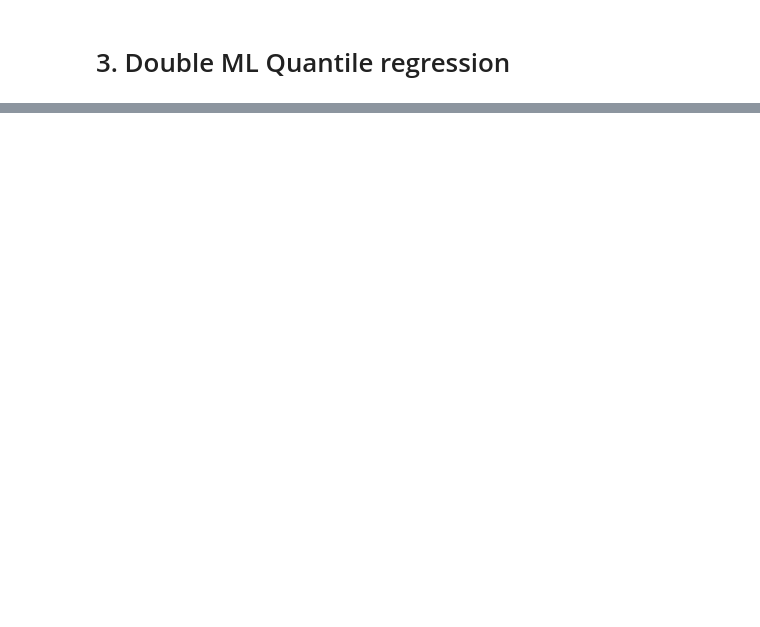
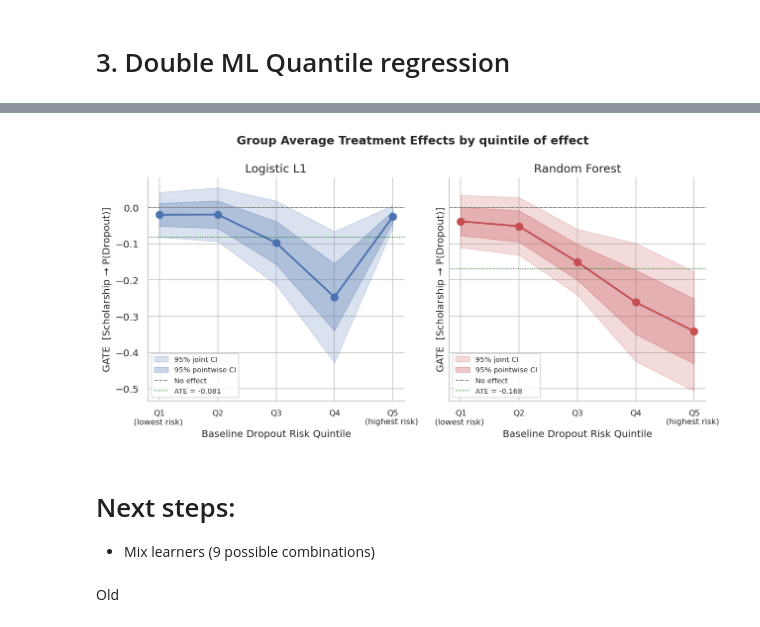
Before and after one commit to jlechat/ML-for-econo---Student-s-dropout-and-academic-success, a Jupyter notebook: 2 - Quantile regression proba dropout.ipynb, the cells around one changed output, grey strips where cells are left out. Drawn from its saved outputs; the diff is of its cells as text; code cells hidden in the pictures; blank space fills up the shorter version.

```diff
--- a/2 - Quantile regression proba dropout.ipynb
+++ b/2 - Quantile regression proba dropout.ipynb
@@ -72,14 +70,14 @@ y_raw
 # %%
 # We will only keep the students that either dropped out or graduated, and drop the ones that are still enrolled.
 # This way we can predict the probability of dropout on students that have already finished higher education.
-
+# We also encode the target variable as a binary variable, 1 being our state of interest = Dropout.
 
 mask = y_raw['Target'].isin(['Graduate', 'Dropout'])
 
 
 data = data_raw[mask].copy()
 y = y_raw[mask].copy()
-y = y.replace({'Graduate': 0, 'Dropout': 1})
+y = y.replace({'Graduate': 0, 'Dropout': 1}).astype(int)
 # %%
 # One hot encoding of categorical variables and scaling of numerical variables (for DML with regularization, which is sensitive to feature scaling).
 
@@ -504,0 +383,44 @@ Fitting QTE with: Logistic L1
+# %%
+
+# ── Plot 1: GATES by risk quintile (main heterogeneity plot) ──────
+fig, axes = plt.subplots(1, len(results), figsize=(5 * len(results), 5), sharey=True)
+colors = {'Logistic L1': '#4C72B0', 'Decision Tree': '#55A868', 'Random Forest': '#C44E52'}
+
+for ax, (name, res) in zip(axes, results.items()):
+    c        = colors[name]
+    gci      = res['gate_ci']
+    gcij     = res['gate_ci_j']
+    coef_col = 'coef' if 'coef' in gci.columns else gci.columns[1]  # robust column name
+    coef     = gci[coef_col].values
+    lo_pw    = gci['2.5 %'].values
+    hi_pw    = gci['97.5 %'].values
+    lo_j     = gcij['2.5 %'].values
+    hi_j     = gcij['97.5 %'].values
+    x        = np.arange(1, n_groups + 1)
+
+    ax.fill_between(x, lo_j,  hi_j,  alpha=0.2, color=c, label='95% joint CI')
+    ax.fill_between(x, lo_pw, hi_pw, alpha=0.3, color=c, label='95% pointwise CI')
+    ax.plot(x, coef, 'o-', color=c, markersize=8, linewidth=2)
+    ax.axhline(0,          color='gray',  linestyle='--', linewidth=1, label='No effect')
+    ax.axhline(res['ate'], color='darkgreen', linestyle=':',  linewidth=1,
+               label=f'ATE = {res["ate"]:.3f}')
+    ax.set_xticks(x)
+    ax.set_xticklabels([f'Q{i}\n{"(lowest risk)" if i==1 else "(highest risk)" if i==5 else ""} '
+                        for i in x], fontsize=9)
+    ax.set_title(name)
+    ax.set_xlabel('Baseline Dropout Risk Quintile')
+    ax.set_ylabel('GATE  [Scholarship → P(Dropout)]')
+    ax.legend(fontsize=8)
+
+plt.suptitle('Group Average Treatment Effects by quintile of effect',
+             fontsize=13, fontweight='bold')
+plt.tight_layout()
+plt.show()
+# %% [output]
+[figure, added]
+# %% [markdown]
+# Next steps:
+
+- Mix learners (9 possible combinations)
+# %% [markdown]
+Old
```
Also changed, not shown: parts of 18 cells of this notebook.
